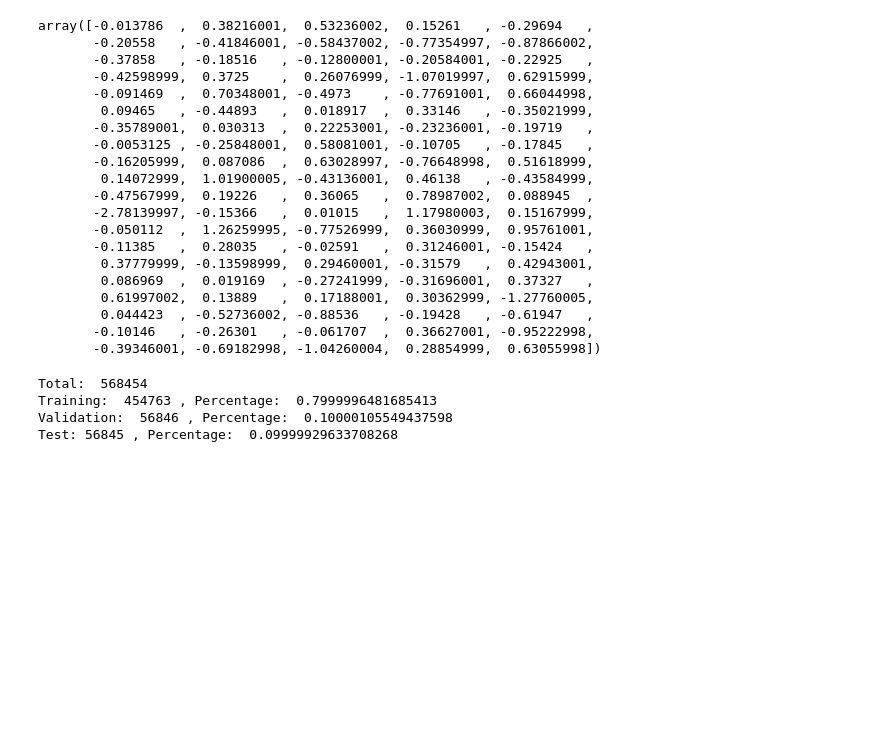
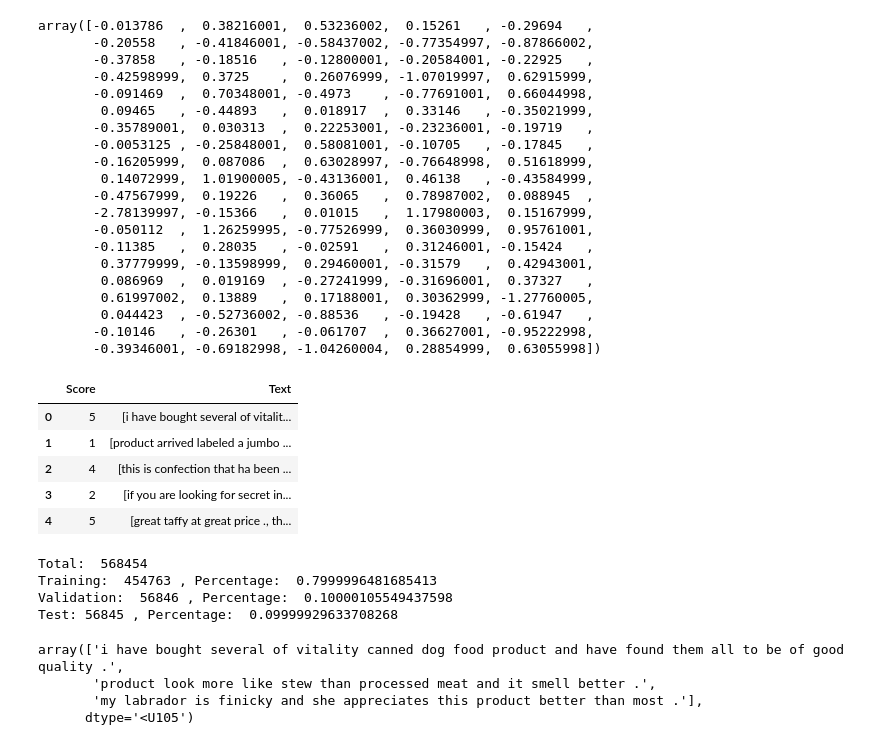
Before and after one commit to dayoungMM/hierarchical-attention-networks, a Jupyter notebook: HAN_tf2.ipynb, the cells around one changed output. Drawn from its saved outputs; the diff is of its cells as text; code cells hidden in the pictures; blank space fills up the shorter version.

Commit message:
with filtered text

```diff
--- a/HAN_tf2.ipynb
+++ b/HAN_tf2.ipynb
@@ -68,6 +68,9 @@ cleanString(df_review['Text'][0],['a','the'])[0]
 # print(df_review.head())
 # %% [output]
 'i have bought several of vitality canned dog food product and have found them all to be of good quality . product look more like stew than processed meat and it smell better . my labrador is finicky  ...
+# %%
+## cleanString 한 결과 저장해놓은 것
+df_review = pd.read_csv('dataset/df_review.csv')
 # %%
 import string
 from tensorflow import keras
@@ -100,5 +103,5 @@ Number of tokens: 126776
 # %%
-df_review['Text']=df_review['Text'].apply(lambda x : cleanString(x,['a','the'])[0])
+# df_review['Text']=df_review['Text'].apply(lambda x : cleanString(x,['a','the'])[0])
 # %%
 import os
 import numpy as np
@@ -178,0 +185,13 @@ df_review.to_csv('df_review.csv',index=False)
+# %%
+temp = df_review['Text'].apply(lambda x: tokenize.sent_tokenize(x))
+# df_review.loc[:3,'Text']
+# %%
+df_review['Text']=temp
+df_review.head()
+# %% [output]
+|  | Score | Text |
+| 0 | 5 | [i have bought several of vitalit... |
+| 1 | 1 | [product arrived labeled a jumbo ... |
+| 2 | 4 | [this is confection that ha been ... |
+| 3 | 2 | [if you are looking for secret in... |
+| 4 | 5 | [great taffy at great price ., th... |
@@ -222,3 +250,10 @@ Total:  568454
 Training:  454763 , Percentage:  0.7999996481685413
 Validation:  56846 , Percentage:  0.10000105549437598
 Test: 56845 , Percentage:  0.09999929633708268
+# %%
+np.array(train['Text'][0])
+# %% [output]
+array(['i have bought several of vitality canned dog food product and have found them all to be of good quality .',
+       'product look more like stew than processed meat and it smell better .',
+       'my labrador is finicky and she appreciates this product better than most .'],
+      dtype='<U105')
```
Also changed, not shown: parts of 15 cells of this notebook.
